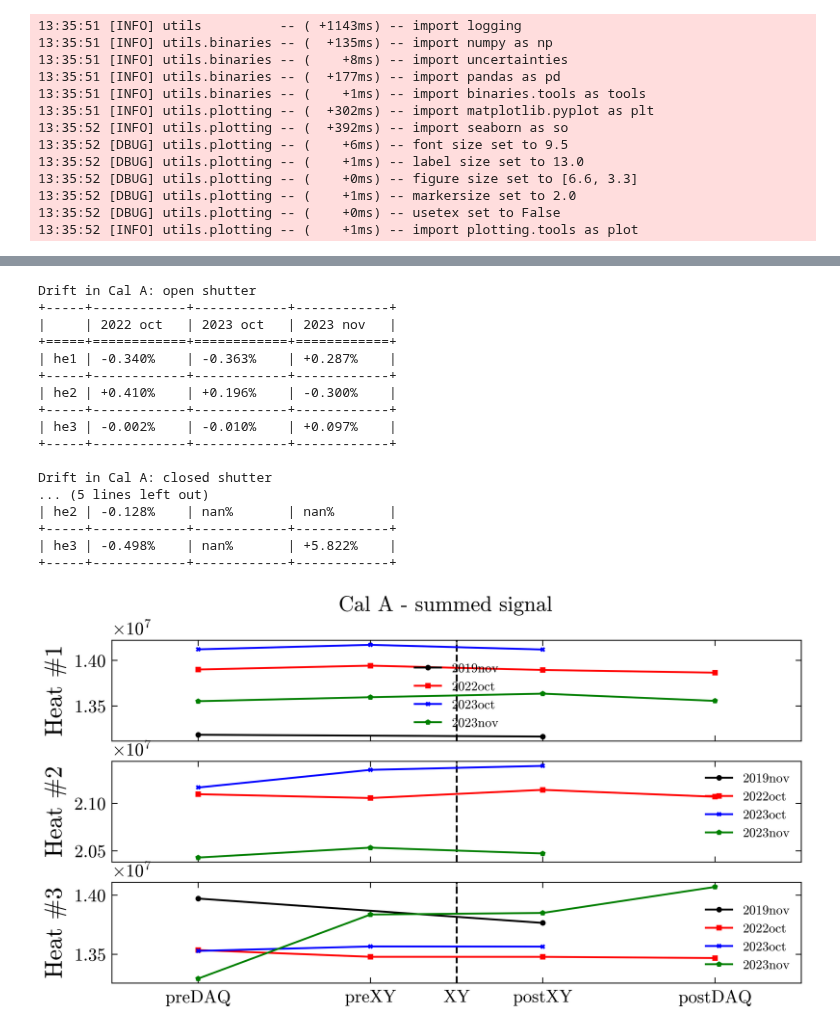
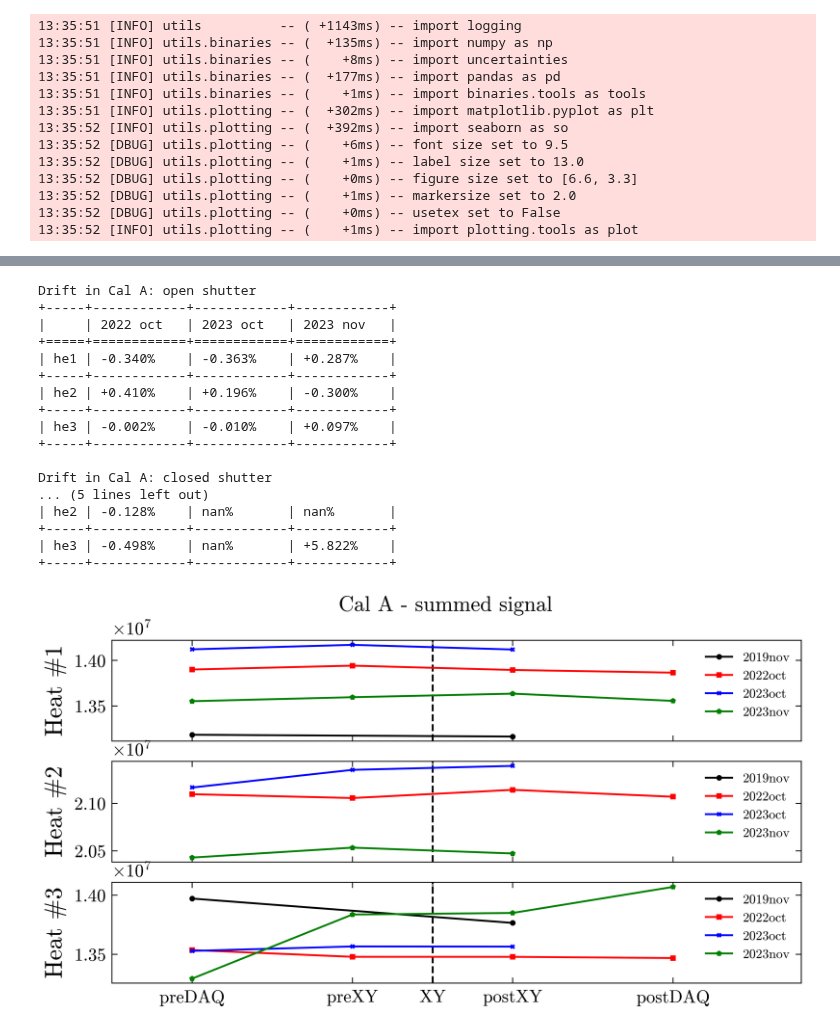
Before and after one commit to Quizznor/phd-thesis, a Jupyter notebook: Projects/XYScanner/calA_constants.ipynb, the cells around one changed output, grey strips where cells are left out. Drawn from its saved outputs; the diff is of its cells as text; code cells hidden in the pictures.

```diff
--- a/Projects/XYScanner/calA_constants.ipynb
+++ b/Projects/XYScanner/calA_constants.ipynb
@@ -126,34 +126,34 @@ for t, (ax, telescope) in enumerate(zip(axes, XY_measurements.keys())):
         table_closed_shutter[t].append(('+' if drift_closed > 0 else '') + f"{drift_closed * 100:.3f}%")
 
     ax.set_xticks([1, 2, 2.5, 3, 4], ['preDAQ', 'preXY', 'XY', 'postXY', 'postDAQ'])
-    ax.set_xlim(0.5, 4.5)
+    ax.set_xlim(0.5, 4.8)
     ax.minorticks_off()
     ax.legend(fontsize=7)
 
     ax.set_ylabel(telescope.replace('he', 'Heat #'))
 
 cols = ['2022 oct', '2023 oct', '2023 nov']
 print('Drift in Cal A: open shutter')
 print(tabulate(table_open_shutter, headers=cols, tablefmt='grid'))
 
 print('\nDrift in Cal A: closed shutter')
 print(tabulate(table_closed_shutter, headers=cols, tablefmt='grid'))
 # %% [output]
 Drift in Cal A: open shutter
 +-----+------------+------------+------------+
 |     | 2022 oct   | 2023 oct   | 2023 nov   |
 +=====+============+============+============+
 | he1 | -0.340%    | -0.363%    | +0.287%    |
 +-----+------------+------------+------------+
 | he2 | +0.410%    | +0.196%    | -0.300%    |
 +-----+------------+------------+------------+
 | he3 | -0.002%    | -0.010%    | +0.097%    |
 +-----+------------+------------+------------+
 
 Drift in Cal A: closed shutter
 ... (5 lines left out)
 | he2 | -0.128%    | nan%       | nan%       |
 +-----+------------+------------+------------+
 | he3 | -0.498%    | nan%       | +5.822%    |
 +-----+------------+------------+------------+
-[figure, old version]
+[figure, new version]
```
Also changed, not shown: 1 other file.
